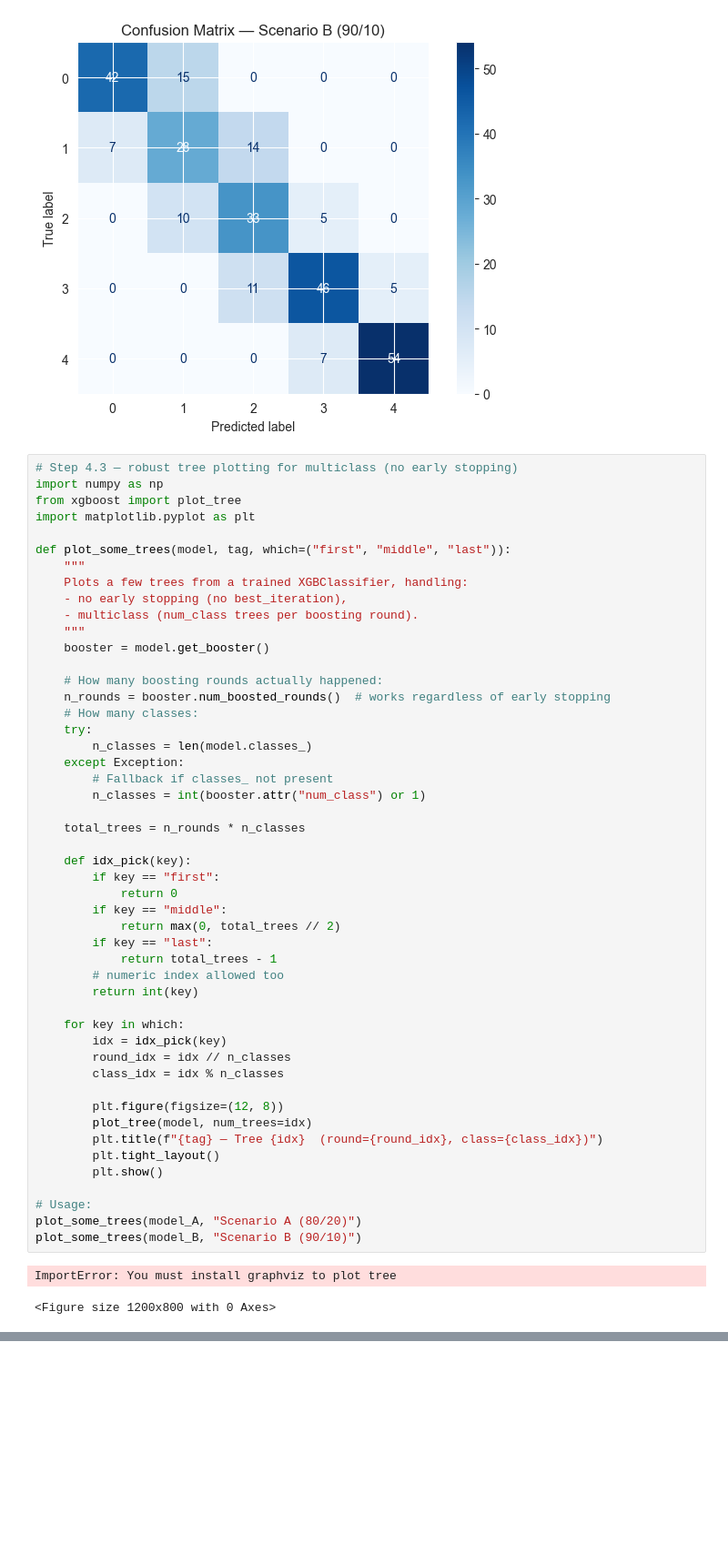
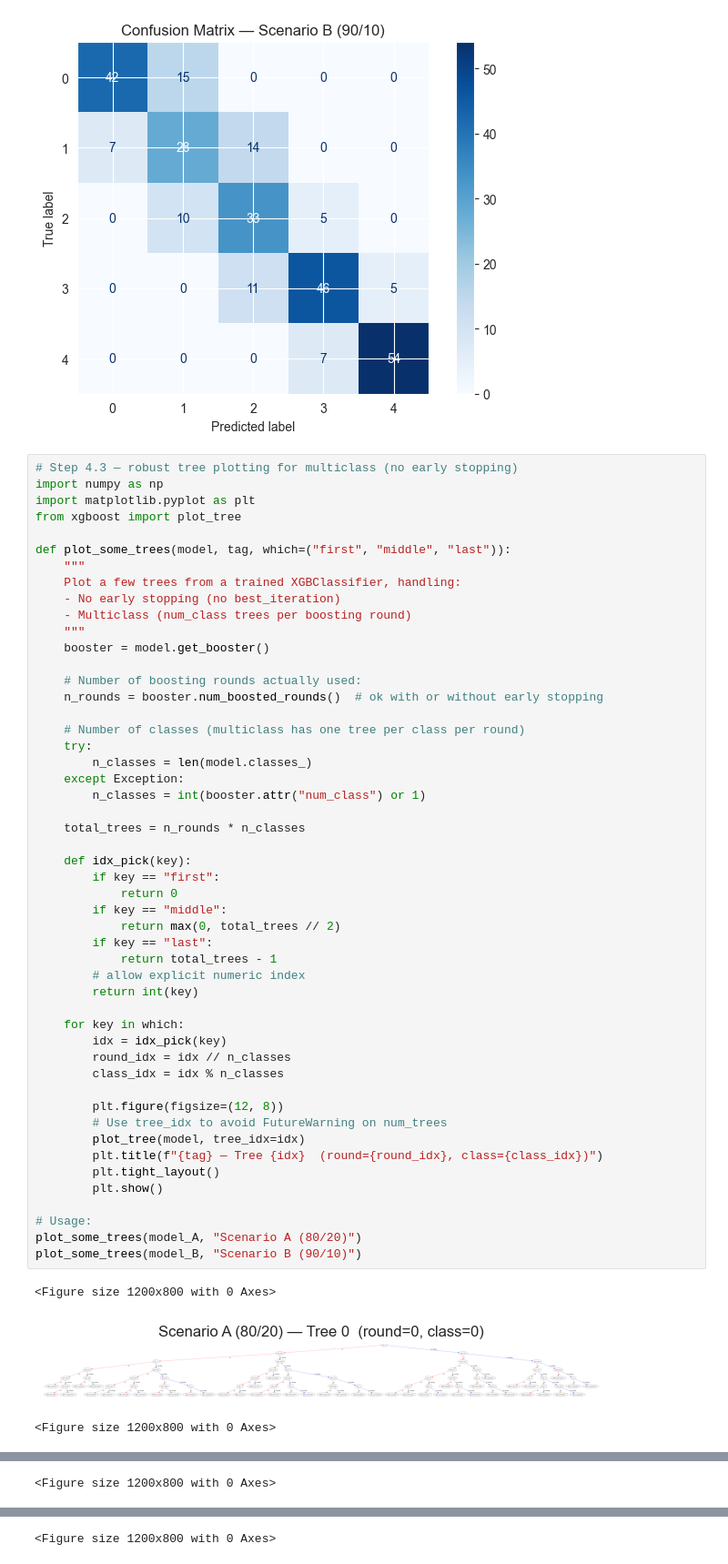
Before and after one commit to MalinaDumitrescu/ML_Projects, a Jupyter notebook: Lab1_ML/test.ipynb, the cells around one changed output, grey strips where cells are left out. Shown at 91% size. Saved outputs shown, nothing was run; the diff lists cells and outputs as text; blank space fills up the shorter version.

```diff
--- a/Lab1_ML/test.ipynb
+++ b/Lab1_ML/test.ipynb
@@ -1240,52 +1240,54 @@ weighted avg      0.747     0.733     0.738       277
 # %%
 # Step 4.3 — robust tree plotting for multiclass (no early stopping)
 import numpy as np
+import matplotlib.pyplot as plt
 from xgboost import plot_tree
-import matplotlib.pyplot as plt
 
 def plot_some_trees(model, tag, which=("first", "middle", "last")):
     """
-    Plots a few trees from a trained XGBClassifier, handling:
-    - no early stopping (no best_iteration),
-    - multiclass (num_class trees per boosting round).
+    Plot a few trees from a trained XGBClassifier, handling:
+    - No early stopping (no best_iteration)
+    - Multiclass (num_class trees per boosting round)
     """
     booster = model.get_booster()
 
-    # How many boosting rounds actually happened:
-    n_rounds = booster.num_boosted_rounds()  # works regardless of early stopping
-    # How many classes:
+    # Number of boosting rounds actually used:
+    n_rounds = booster.num_boosted_rounds()  # ok with or without early stopping
+
+    # Number of classes (multiclass has one tree per class per round)
     try:
         n_classes = len(model.classes_)
     except Exception:
-        # Fallback if classes_ not present
         n_classes = int(booster.attr("num_class") or 1)
 
     total_trees = n_rounds * n_classes
 
     def idx_pick(key):
         if key == "first":
             return 0
         if key == "middle":
             return max(0, total_trees // 2)
         if key == "last":
             return total_trees - 1
-        # numeric index allowed too
+        # allow explicit numeric index
         return int(key)
 
     for key in which:
         idx = idx_pick(key)
         round_idx = idx // n_classes
         class_idx = idx % n_classes
 
         plt.figure(figsize=(12, 8))
-        plot_tree(model, num_trees=idx)
+        # Use tree_idx to avoid FutureWarning on num_trees
+        plot_tree(model, tree_idx=idx)
         plt.title(f"{tag} — Tree {idx}  (round={round_idx}, class={class_idx})")
         plt.tight_layout()
         plt.show()
 
 # Usage:
 plot_some_trees(model_A, "Scenario A (80/20)")
 plot_some_trees(model_B, "Scenario B (90/10)")
 # %% [output]
-ImportError: You must install graphviz to plot tree
+<Figure size 1200x800 with 0 Axes>
+[figure, new version]
 <Figure size 1200x800 with 0 Axes>
@@ -1292,0 +1295 @@ ImportError: You must install graphviz to plot tree
+<Figure size 1200x800 with 0 Axes>
@@ -1292,0 +1297 @@ ImportError: You must install graphviz to plot tree
+<Figure size 1200x800 with 0 Axes>
```
Also changed, not shown: parts of 2 cells of this notebook.
